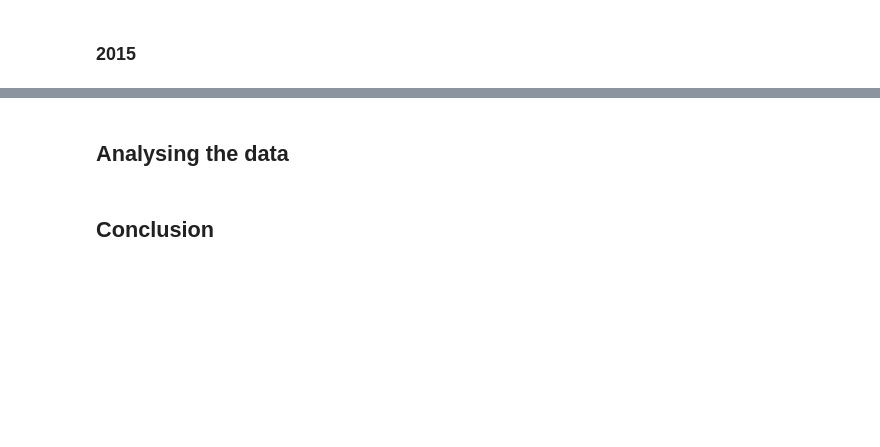
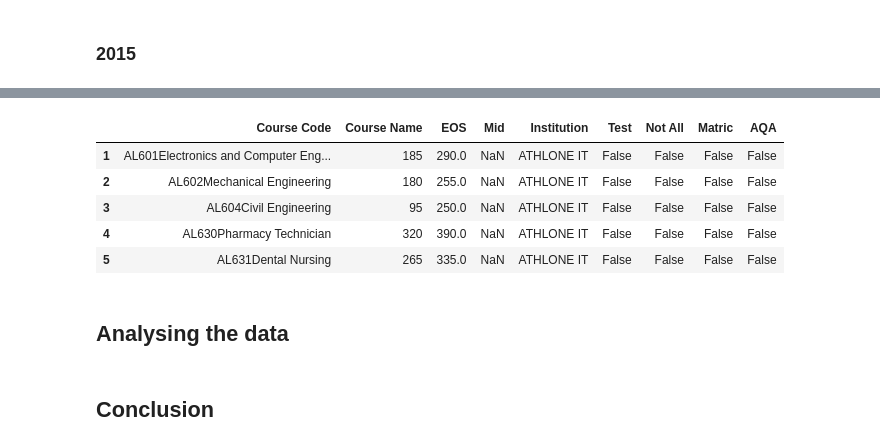
Before and after one commit to fod/fundamentals-data-analysis, a Jupyter notebook: cao.ipynb, the cells around one changed output, grey strips where cells are left out. Cells and saved outputs as stored; diff of their text form; code cells hidden in the pictures; blank space fills up the shorter version.

```diff
--- a/cao.ipynb
+++ b/cao.ipynb
@@ -508,3 +523,16 @@ df76_15.head()
+# %%
+# read the level 76 pdf, extracting tables into a single dataframe
+pdf_path = os.path.join(data_dir, "cao_2014_lvl76.pdf")
+df76_14 = read_cao_pdf(pdf_path, header_row=12)
+
+df76_14.head()
+# %% [output]
+|  | Course Code | Course Name | EOS | Mid | Institution | Test | Not All | Matric | AQA |
+| 1 | AL601Electronics and Computer Eng... | 185 | 290.0 | NaN | ATHLONE IT | False | False | False | False |
+| 2 | AL602Mechanical Engineering | 180 | 255.0 | NaN | ATHLONE IT | False | False | False | False |
+| 3 | AL604Civil Engineering | 95 | 250.0 | NaN | ATHLONE IT | False | False | False | False |
+| 4 | AL630Pharmacy Technician | 320 | 390.0 | NaN | ATHLONE IT | False | False | False | False |
+| 5 | AL631Dental Nursing | 265 | 335.0 | NaN | ATHLONE IT | False | False | False | False |
 # %% [markdown]
 ## Analysing the data
 # %%
```
Also changed, not shown: parts of 2 cells of this notebook.
